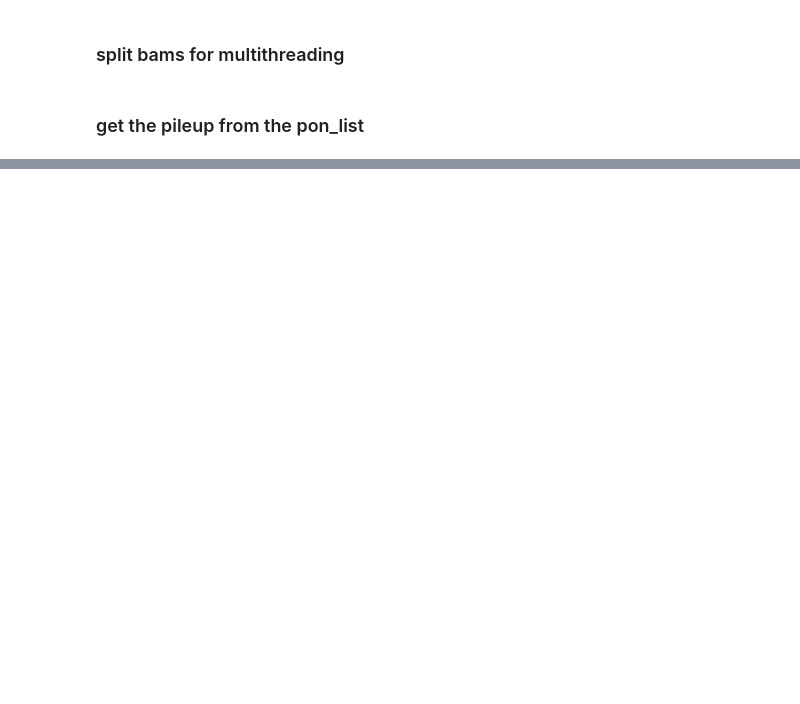
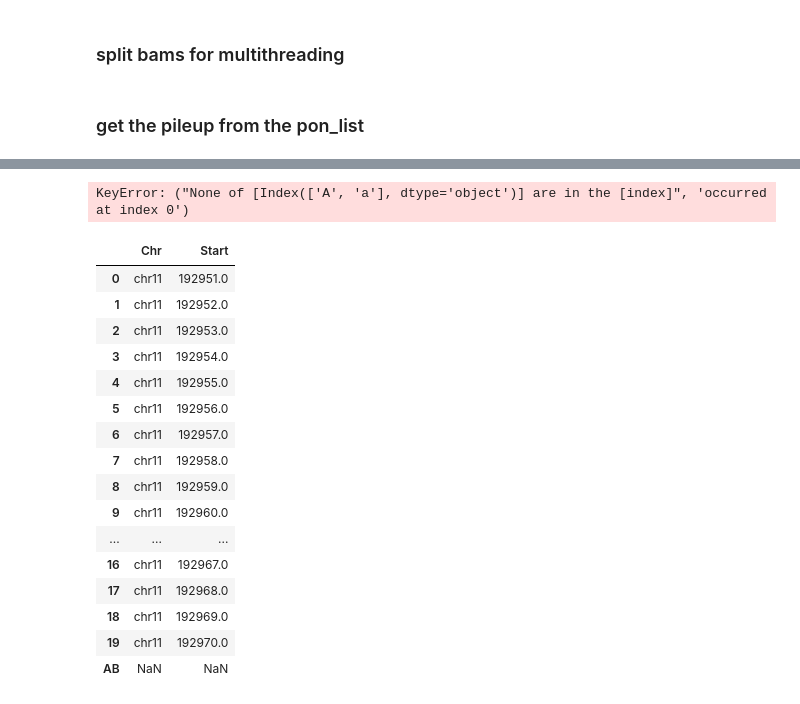
Before and after one commit to Mar111tiN/EBFilter, a Jupyter notebook: ABcache.ipynb, the cells around one changed output, grey strips where cells are left out. Drawn from its saved outputs; the diff is of its cells as text; code cells hidden in the pictures; blank space fills up the shorter version.

```diff
--- a/ABcache.ipynb
+++ b/ABcache.ipynb
@@ -147,0 +164,31 @@ pileup_df[:-20]
+# %%
+def getit(row):
+    s = pd.Series()
+    s[('A','a')] = f"{row['Start']}BC"
+    s[('A','b')] = f"{row['Start']}AB"
+    return s
+AB_df = pd.DataFrame()
+AB_df = pileup_df.apply(getit, axis=1)
+AB_df[:13]
+# %% [output]
+KeyError: ("None of [Index(['A', 'a'], dtype='object')] are in the [index]", 'occurred at index 0')
+# %%
+AB_df
+# %% [output]
+|  | Chr | Start |
+| 0 | chr11 | 192951.0 |
+| 1 | chr11 | 192952.0 |
+| 2 | chr11 | 192953.0 |
+| 3 | chr11 | 192954.0 |
+| 4 | chr11 | 192955.0 |
+| 5 | chr11 | 192956.0 |
+| 6 | chr11 | 192957.0 |
+| 7 | chr11 | 192958.0 |
+| 8 | chr11 | 192959.0 |
+| 9 | chr11 | 192960.0 |
+| ... | ... | ... |
+| 16 | chr11 | 192967.0 |
+| 17 | chr11 | 192968.0 |
+| 18 | chr11 | 192969.0 |
+| 19 | chr11 | 192970.0 |
+| AB | NaN | NaN |
```
Also changed, not shown: parts of 6 cells of this notebook, 4 other files.
